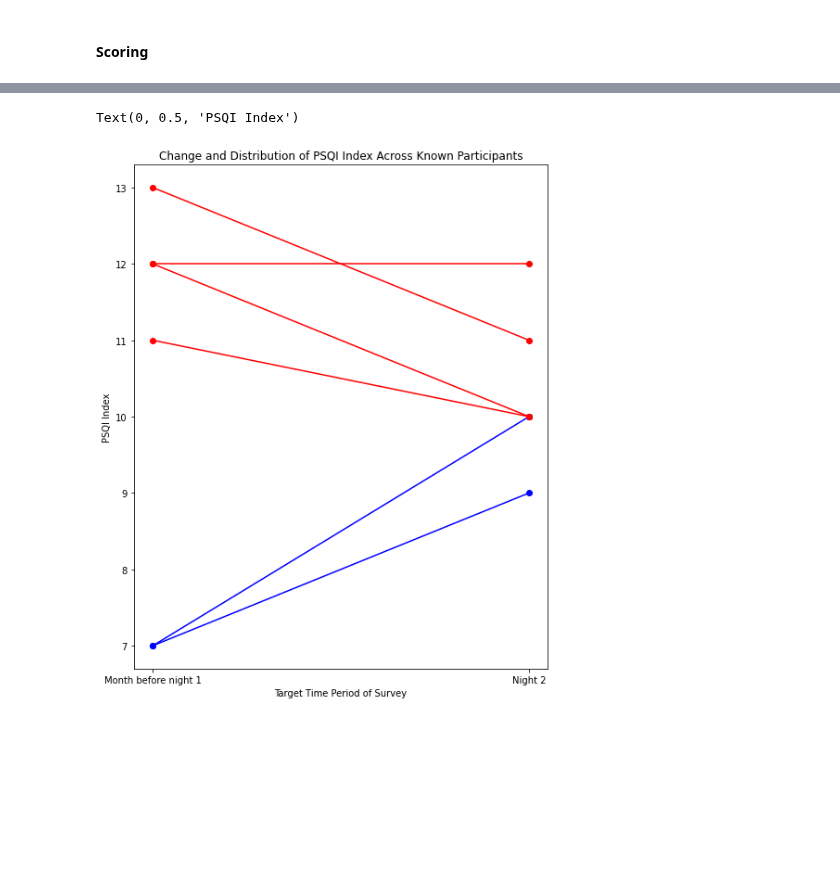
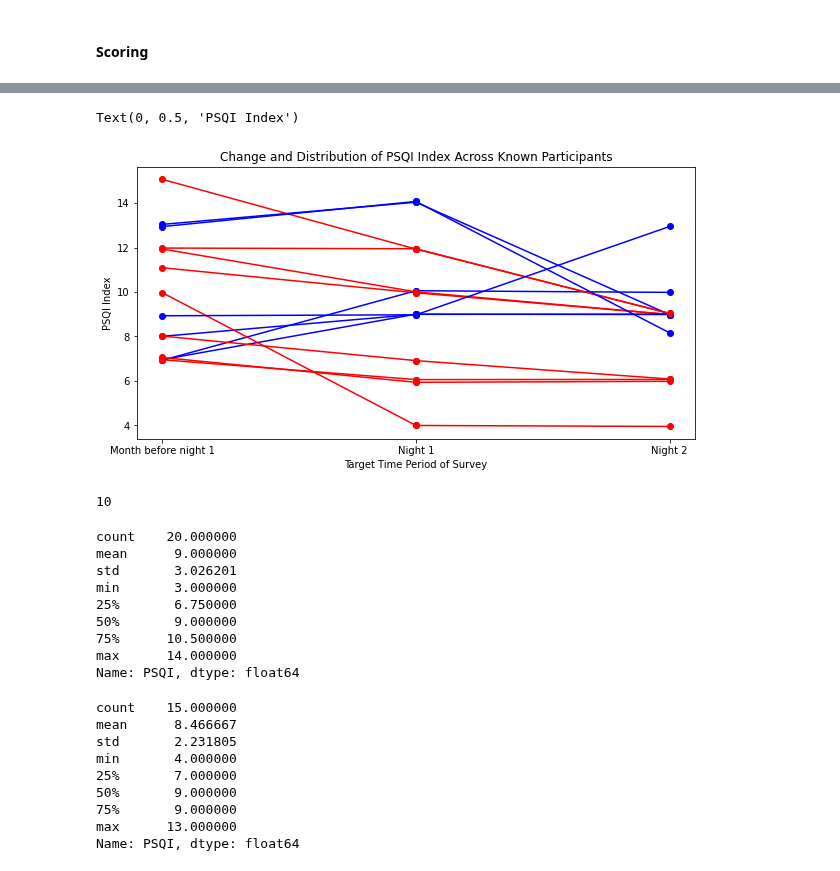
Before and after one commit to Bransthre/cogsci100-sleep-project, a Jupyter notebook: PSQI/response_index_scoring_script.ipynb, the cells around one changed output, grey strips where cells are left out. Cells and saved outputs as stored; diff of their text form; code cells hidden in the pictures; blank space fills up the shorter version.

```diff
--- a/PSQI/response_index_scoring_script.ipynb
+++ b/PSQI/response_index_scoring_script.ipynb
@@ -14,7 +14,7 @@ Please reference [this link](https://www.goodmedicine.org.uk/files/assessment,%2
 # %% [markdown]
 Example data:
 # %%
-example_response_data = pd.read_csv("./responses/form_a_example_responses.csv")
+example_response_data = pd.read_csv("./responses/form_a.csv")
 example_response_data = example_response_data.set_axis(
     [
         "timestamp", "participant_ID", "participant_gender", "participant_age", "participant_occupation",
@@ -146,14 +157,0 @@ example_response_data[["participant_ID", "PSQI"]]
-# %%
-example_response_data_b = pd.read_csv("./responses/form_b_example_responses.csv")
-example_response_data_b = example_response_data_b.set_axis(
-    [
-        "timestamp", "participant_ID",
-        "q1", "q2", "q3", "q4", "q5a", "q5b", "q5c", "q5d", "q5e", "q5f", "q5g", "q5h", "q5i", "q5j_text", "q5j_freq",
-        "q6", "q7", "q8", "q9"
-    ],
-    axis=1
-)
-# %%
-example_response_data_b["PSQI"] = master_scoring(example_response_data_b, categorical_map["form_b"])
-example_response_data_b["participant_ID"] = example_response_data_b["participant_ID"].str.upper()
-example_response_data_b[["participant_ID", "c1", "c2", "c3", "c4", "c5", "c6", "c7", "PSQI"]]
@@ -173,24 +184,70 @@ example_response_data_b[["participant_ID", "c1", "c2", "c3", "c4", "c5", "c6", "
+# %%
+example_response_data_a = export_form_responses("a")
+example_response_data_b = export_form_responses("b")
+example_response_data_c = export_form_responses("c")
 # %%
 PSQI_complex = pd.merge(
     left=example_response_data[["participant_ID", "PSQI"]],
     right=example_response_data_b[["participant_ID", "PSQI"]],
     left_on="participant_ID",
     right_on="participant_ID",
-    suffixes=("_month_of_night_1", "_night_2")
+    suffixes=("_month_of_night_1", "at_night_1")
 )
-fig, ax = plt.subplots(figsize=(8, 10))
+PSQI_complex = pd.merge(
+    left=PSQI_complex,
+    right=example_response_data_c[["participant_ID", "PSQI"]],
+    left_on="participant_ID",
+    right_on="participant_ID"
+).rename(columns={"PSQI": "PSQI_at_night_2"})
+PSQI_complex.iloc[:, 1:] += np.random.normal(0, 0.05, (PSQI_complex.shape[0], 3))
+
+fig, ax = plt.subplots(figsize=(10, 5))
 for entry_id in range(PSQI_complex.shape[0]):
     line_color = "blue" if PSQI_complex.iloc[entry_id, 1] < PSQI_complex.iloc[entry_id, 2] else "red"
     plt.plot(
         [0, 1],
         [PSQI_complex.iloc[entry_id, 1], PSQI_complex.iloc[entry_id, 2]],
         marker="o",
         color=line_color
     )
-    plt.xticks([0, 1], ["Month before night 1", "Night 2"])
+    plt.plot(
+        [1, 2],
+        [PSQI_complex.iloc[entry_id, 2], PSQI_complex.iloc[entry_id, 3]],
+        marker="o",
+        color=line_color
+    )
+    plt.xticks([0, 1, 2], ["Month before night 1", "Night 1", "Night 2"])
 plt.title("Change and Distribution of PSQI Index Across Known Participants")
 plt.xlabel("Target Time Period of Survey")
 plt.ylabel("PSQI Index")
 # %% [output]
 Text(0, 0.5, 'PSQI Index')
-[figure, old version]
+[figure, new version]
+# %%
+(example_response_data_a["PSQI"] > 9).sum()
+# %% [output]
+10
+# %%
+example_response_data_b["PSQI"].describe()
+# %% [output]
+count    20.000000
+mean      9.000000
+std       3.026201
+min       3.000000
+25%       6.750000
+50%       9.000000
+75%      10.500000
+max      14.000000
+Name: PSQI, dtype: float64
+# %%
+example_response_data_c["PSQI"].describe()
+# %% [output]
+count    15.000000
+mean      8.466667
+std       2.231805
+min       4.000000
+25%       7.000000
+50%       9.000000
+75%       9.000000
+max      13.000000
+Name: PSQI, dtype: float64
```
Also changed, not shown: parts of 5 cells of this notebook, 3 other files.
